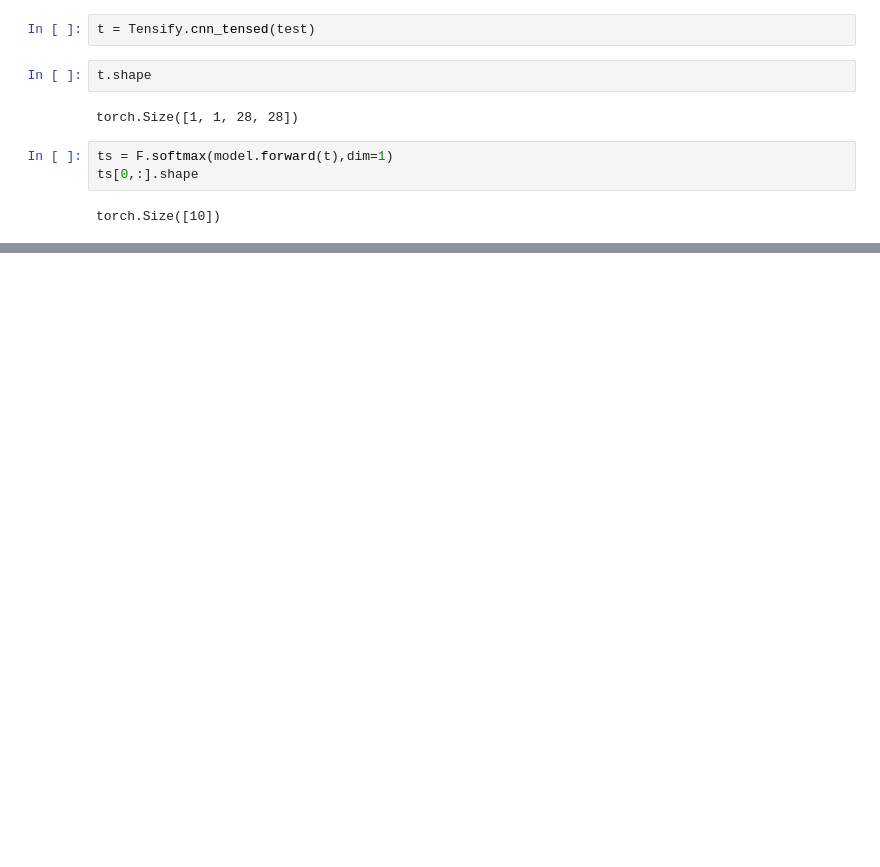
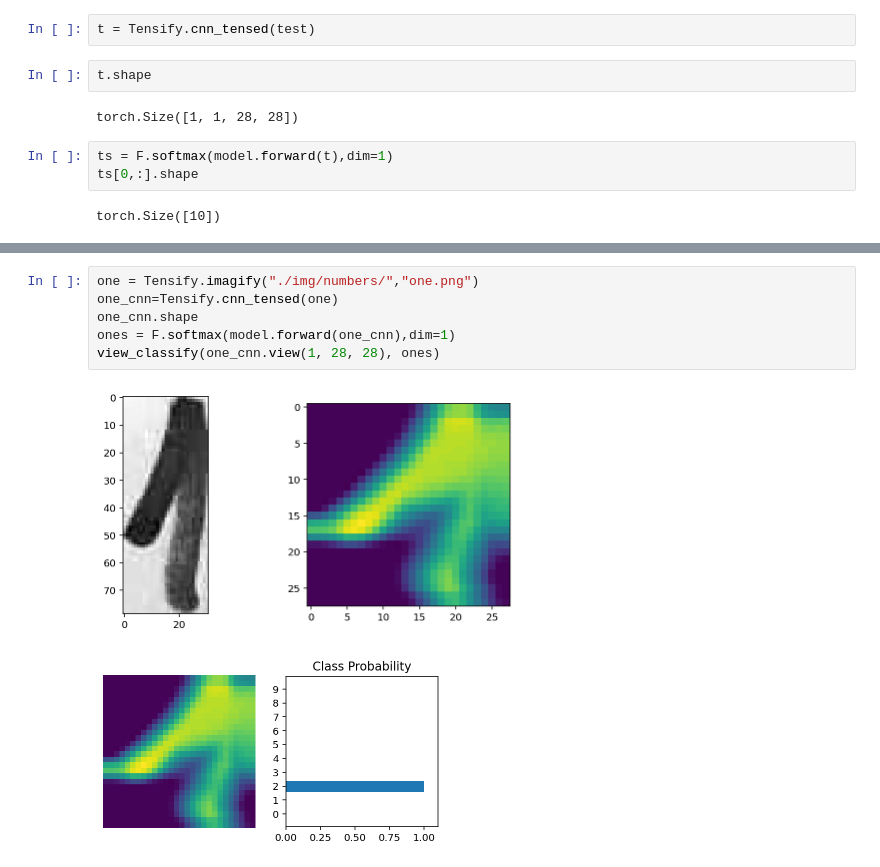
Before and after one commit to Marzipan78/Striving, a Jupyter notebook: M6_Computer_Vision/04. Kernels, callbacks and thresholding/CNN.ipynb, the cells around one changed output, grey strips where cells are left out. Drawn from its saved outputs; the diff is of its cells as text; blank space fills up the shorter version.

```diff
--- a/M6_Computer_Vision/04. Kernels, callbacks and thresholding/CNN.ipynb
+++ b/M6_Computer_Vision/04. Kernels, callbacks and thresholding/CNN.ipynb
@@ -276 +276,10 @@ view_classify(seven_cnn.view(1, 28, 28), sevens)
 [figure]
+# %%
+one = Tensify.imagify("./img/numbers/","one.png")
+one_cnn=Tensify.cnn_tensed(one)
+one_cnn.shape
+ones = F.softmax(model.forward(one_cnn),dim=1)
+view_classify(one_cnn.view(1, 28, 28), ones)
+# %% [output]
+[figure, added]
+[figure, added]
```
Also changed, not shown: parts of 10 cells of this notebook, 2 other files.
